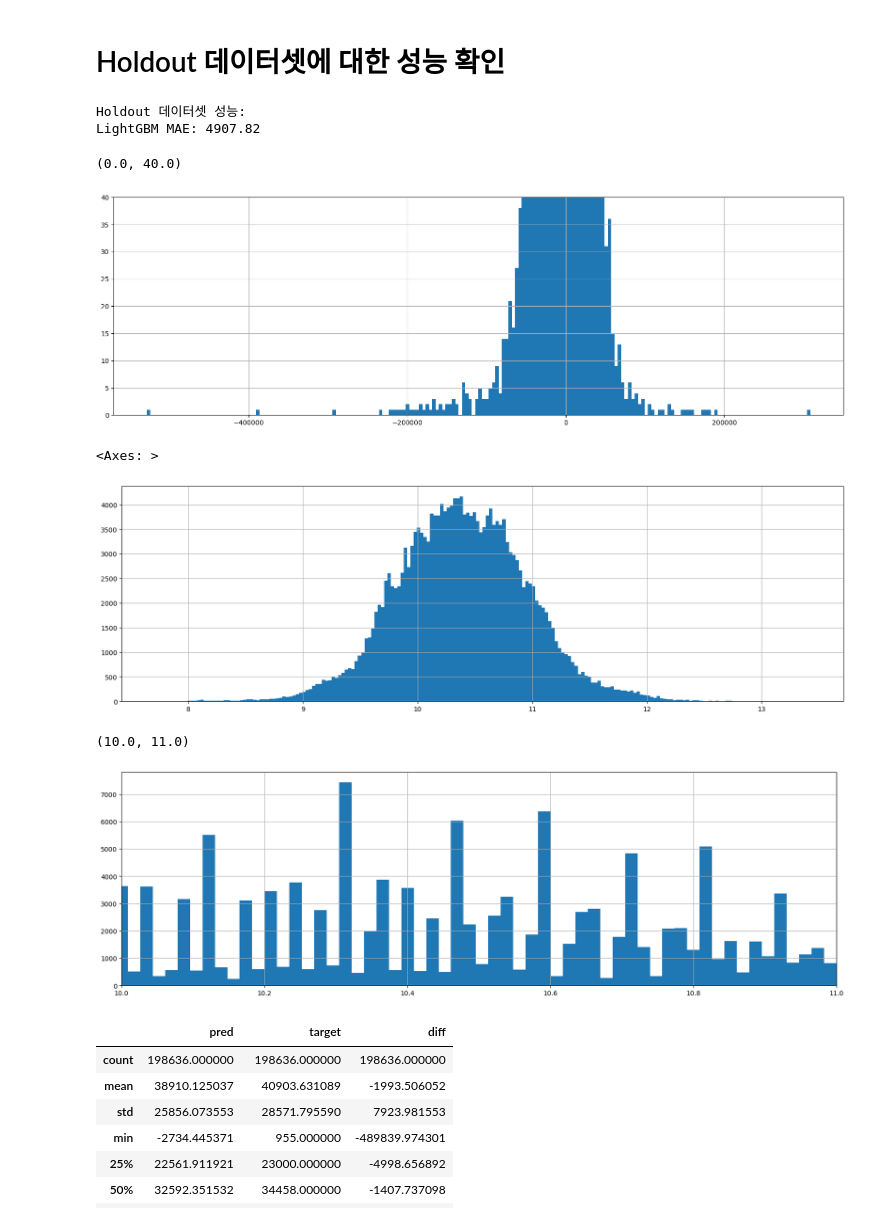
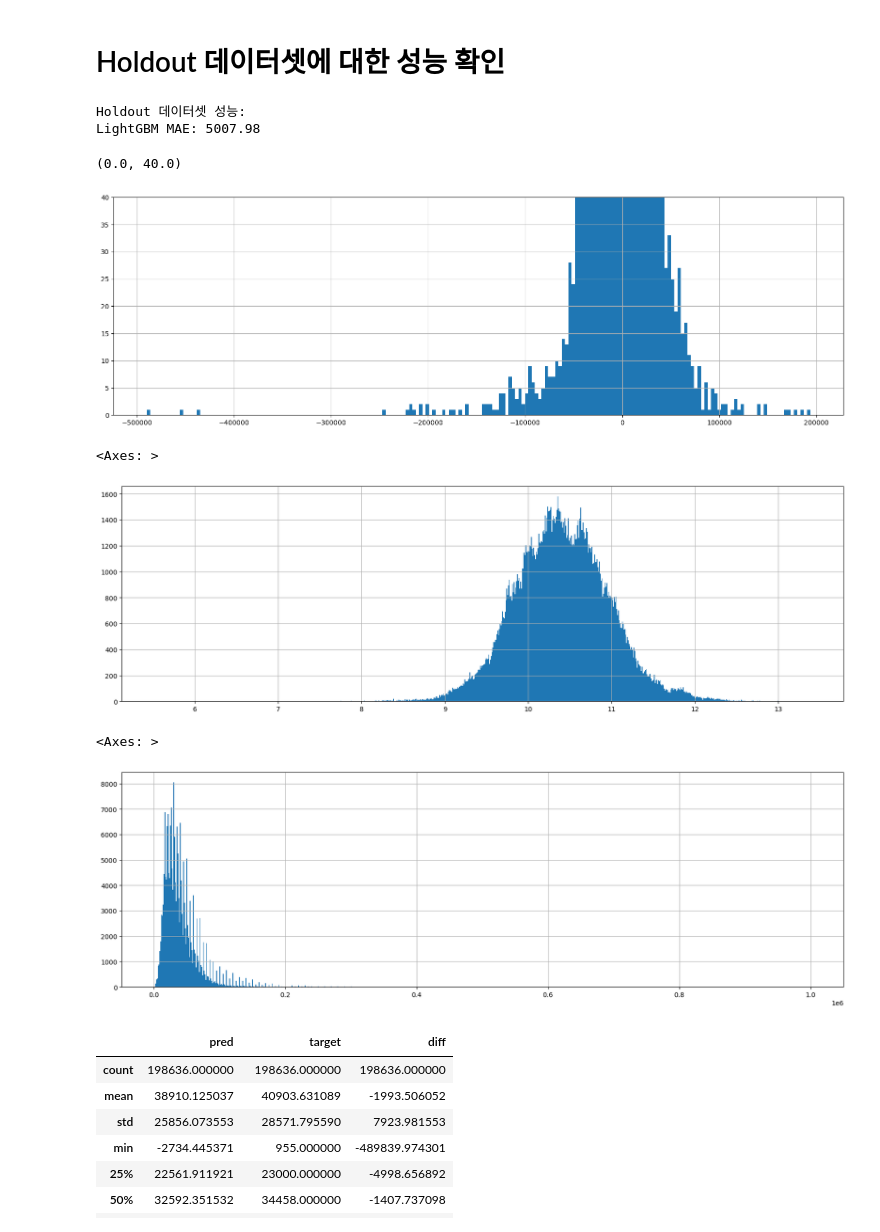
Before and after one commit to boostcampaitech7/level2-competitiveds-recsys-09, a Jupyter notebook: code/code/clustering.ipynb, the cells around one changed output. Saved outputs shown, nothing was run; the diff lists cells and outputs as text; code cells hidden in the pictures.

```diff
--- a/code/code/clustering.ipynb
+++ b/code/code/clustering.ipynb
@@ -34,7 +35,7 @@ _train_dist_data = pd.read_csv('../../data/data/train_dist.csv')
 # %%
 # Train
 # 날짜순으로 정렬
-train_data = _train_dist_data.copy()
+train_data = _train_data.copy()
 train_data["contract_year_month_day"] = pd.to_datetime(train_data["contract_year_month"] * 100 + train_data["contract_day"], format='%Y%m%d')
 train_data = train_data.sort_values(by="contract_year_month_day")
 # train_data.drop(columns=["contract_year_month", "contract_day"], inplace=True)
@@ -46,11 +47,5 @@ train_data["age"] = train_data["age"].abs()
 dup_df = train_data[train_data.drop(columns="index").duplicated()]
 train_data = train_data.drop(index=dup_df.index)
 
-# Test
-test_data = _test_data.copy()
-test_data["contract_year_month_day"] = pd.to_datetime(test_data["contract_year_month"] * 100 + test_data["contract_day"], format='%Y%m%d')
-test_data = test_data.sort_values(by="contract_year_month_day")
-# test_data.drop(columns=["contract_year_month", "contract_day"], inplace=True)
-
 train_data.shape
 # %% [output]
@@ -137,7 +132,9 @@ train_df = train_data.drop(columns=["index", "contract_year_month_day", "cluster
 # %%
+# 필요 없는 column 제거
+train_df = train_data.drop(columns=["index", "contract_year_month_day"])
+
 # contract_year_month, contract_day를 contract_year_month_day로 통합
 train_df["contract_year_month_day"] = train_df["contract_year_month"] * 100 + train_df["contract_day"]
-# train_df.drop(columns=["contract_year_month", "contract_day"], inplace=True)
 train_df.drop(columns=["contract_year_month", "contract_day"], inplace=True)
 # %%
 # cluster를 one-hot encoding
@@ -216,7 +212,7 @@ print("Holdout 데이터셋 성능:")
 print(f"LightGBM MAE: {lgb_holdout_mae:.2f}")
 # %% [output]
 Holdout 데이터셋 성능:
-LightGBM MAE: 4907.82
+LightGBM MAE: 5007.98
 # %%
 # target_holdout.hist(bins=50, figsize=(20, 6))
 pred_df = pd.DataFrame({'pred': lgb_holdout_pred, 'target': y_holdout})
@@ -225,18 +221,18 @@ pred_df["diff"].hist(bins=200, figsize=(20, 6))
 plt.ylim(0, 40)
 # %% [output]
 (0.0, 40.0)
-[figure, old version]
+[figure, new version]
 # %%
-np.log1p(pred_df["pred"]).hist(bins=200, figsize=(20, 6))
+np.log1p(pred_df["pred"]).hist(bins=800, figsize=(20, 6))
 # %% [output]
 <Axes: >
-[figure, old version]
+[figure, new version]
 # %%
-np.log1p(pred_df["target"]).hist(bins=400, figsize=(20, 6))
-plt.xlim(10, 11)
+(pred_df["target"]).hist(bins=800, figsize=(20, 6))
+# plt.xlim(10, 11)
 # %% [output]
-(10.0, 11.0)
+<Axes: >
-[figure, old version]
+[figure, new version]
 # %%
 pred_df.describe()
 # %% [output]
```
Also changed, not shown: parts of 16 cells of this notebook.
